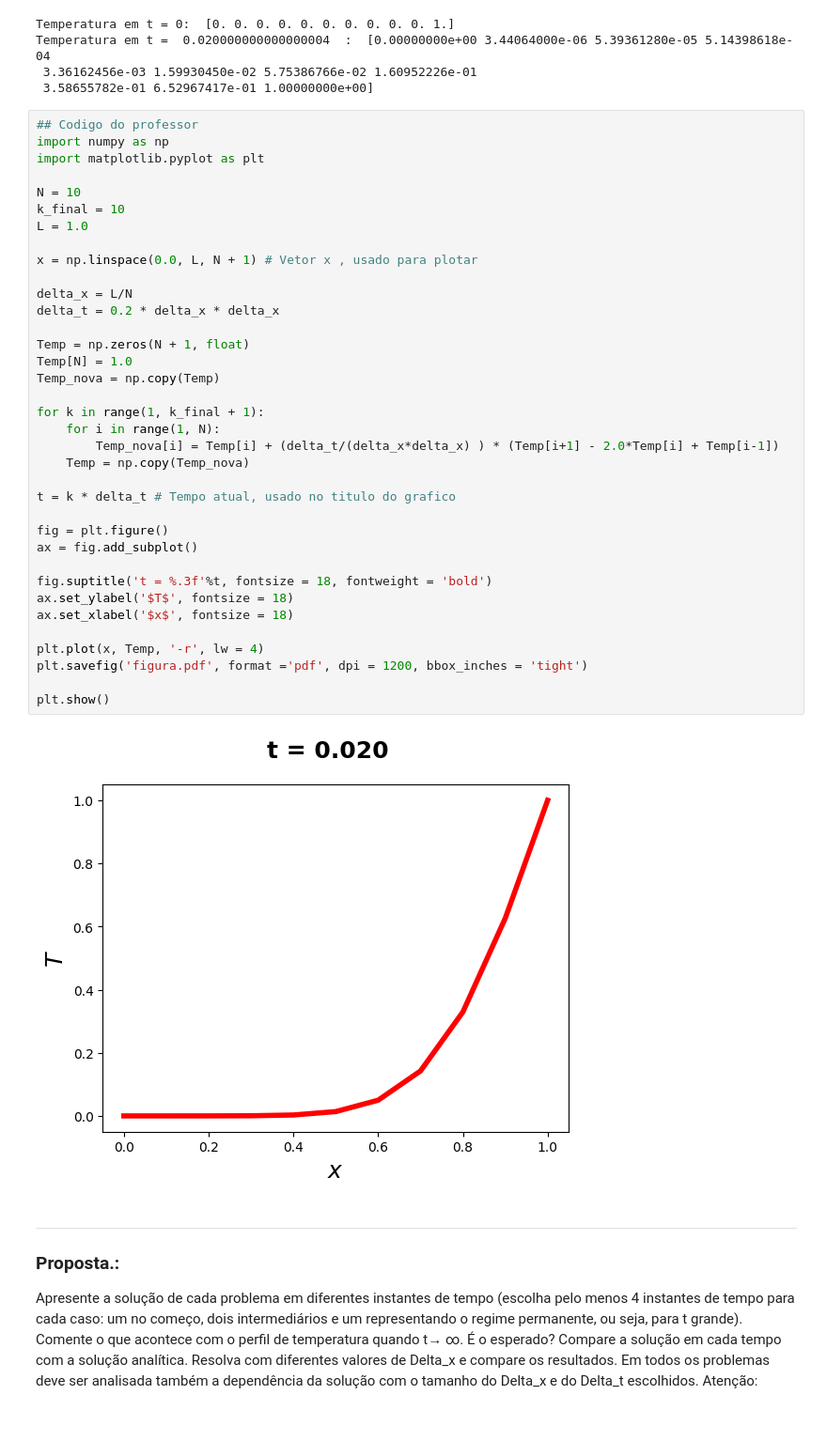
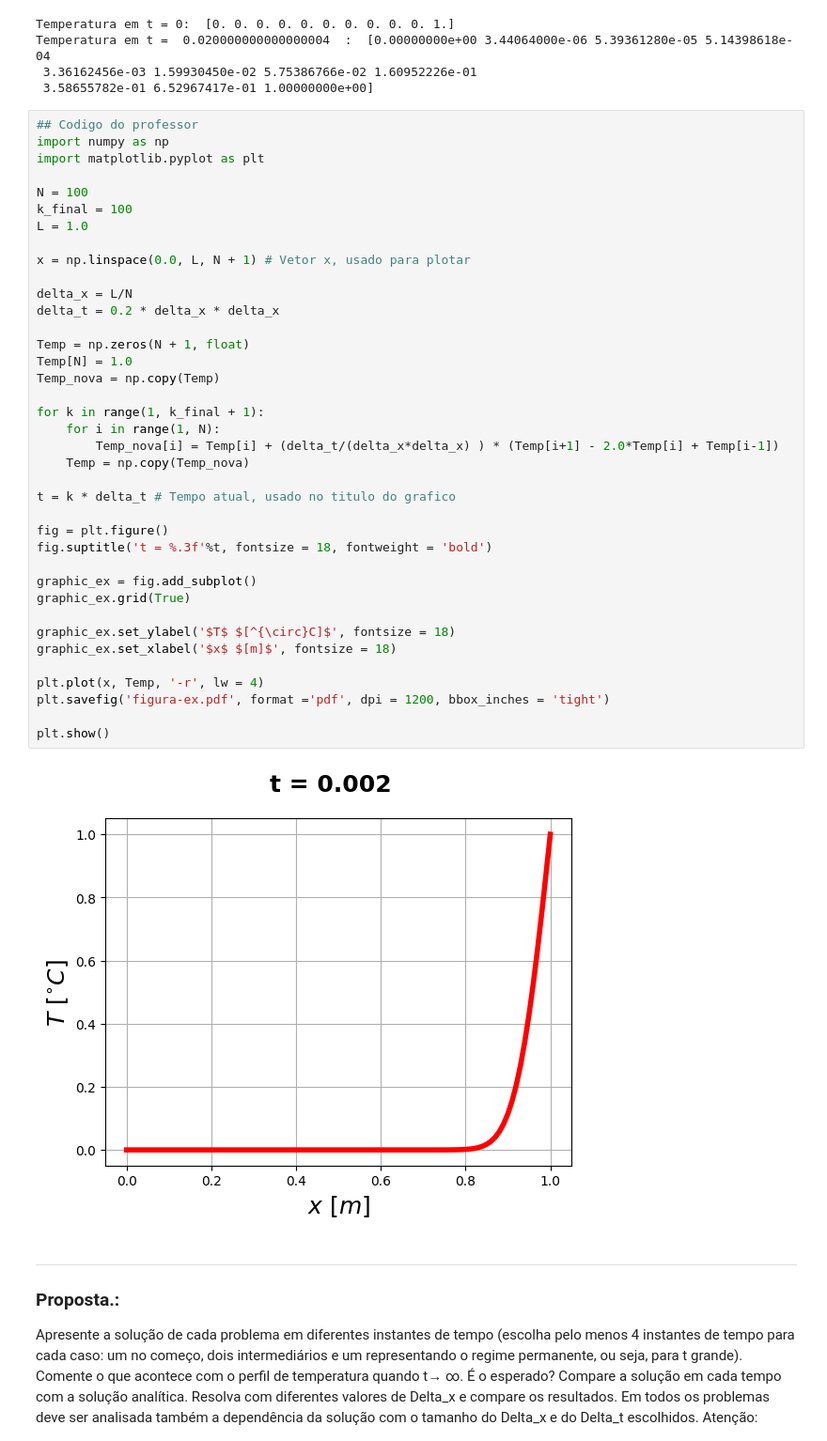
Before and after one commit to Henrique-Z/TCM-Trabalho-Final, a Jupyter notebook: trab-num.ipynb, the cells around one changed output. Shown at 94% size. Drawn from its saved outputs; the diff is of its cells as text; blank space fills up the shorter version.

```diff
--- a/trab-num.ipynb
+++ b/trab-num.ipynb
@@ -47,41 +47,43 @@ Temperatura em t =  0.020000000000000004  :  [0.00000000e+00 3.44064000e-06 5.39
 # %%
 ## Codigo do professor
 import numpy as np
 import matplotlib.pyplot as plt
 
-N = 10
-k_final = 10
+N = 100
+k_final = 100
 L = 1.0
 
-x = np.linspace(0.0, L, N + 1) # Vetor x , usado para plotar
+x = np.linspace(0.0, L, N + 1) # Vetor x, usado para plotar
 
 delta_x = L/N
 delta_t = 0.2 * delta_x * delta_x
 
 Temp = np.zeros(N + 1, float)
 Temp[N] = 1.0
 Temp_nova = np.copy(Temp)
 
 for k in range(1, k_final + 1):
     for i in range(1, N):
         Temp_nova[i] = Temp[i] + (delta_t/(delta_x*delta_x) ) * (Temp[i+1] - 2.0*Temp[i] + Temp[i-1])
     Temp = np.copy(Temp_nova)
 
 t = k * delta_t # Tempo atual, usado no titulo do grafico
 
 fig = plt.figure()
-ax = fig.add_subplot()
+fig.suptitle('t = %.3f'%t, fontsize = 18, fontweight = 'bold')
 
-fig.suptitle('t = %.3f'%t, fontsize = 18, fontweight = 'bold')
-ax.set_ylabel('$T$', fontsize = 18)
-ax.set_xlabel('$x$', fontsize = 18)
+graphic_ex = fig.add_subplot()
+graphic_ex.grid(True)
+
+graphic_ex.set_ylabel('$T$ $[^{\circ}C]$', fontsize = 18)
+graphic_ex.set_xlabel('$x$ $[m]$', fontsize = 18)
 
 plt.plot(x, Temp, '-r', lw = 4)
-plt.savefig('figura.pdf', format ='pdf', dpi = 1200, bbox_inches = 'tight')
+plt.savefig('figura-ex.pdf', format ='pdf', dpi = 1200, bbox_inches = 'tight')
 
 plt.show()
 # %% [output]
-[figure, old version]
+[figure, new version]
 # %% [markdown]
 ***
 ### Proposta.:
```
Also changed, not shown: parts of 6 cells of this notebook, 8 other files.
